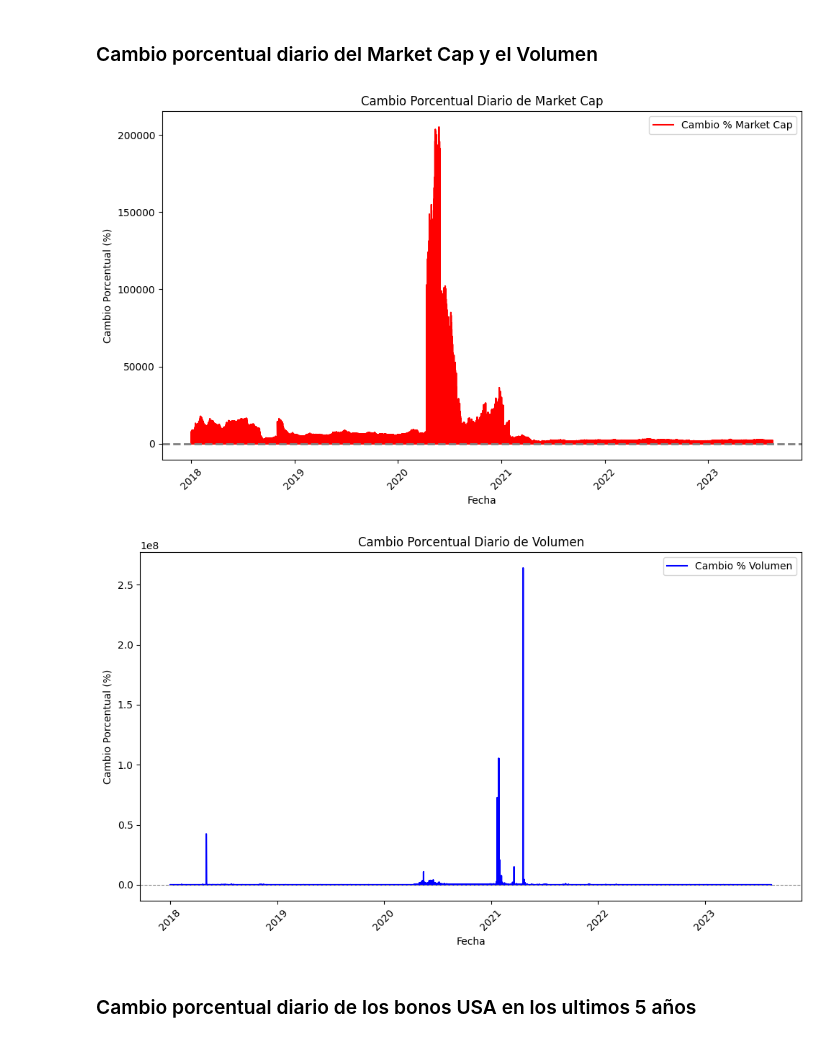
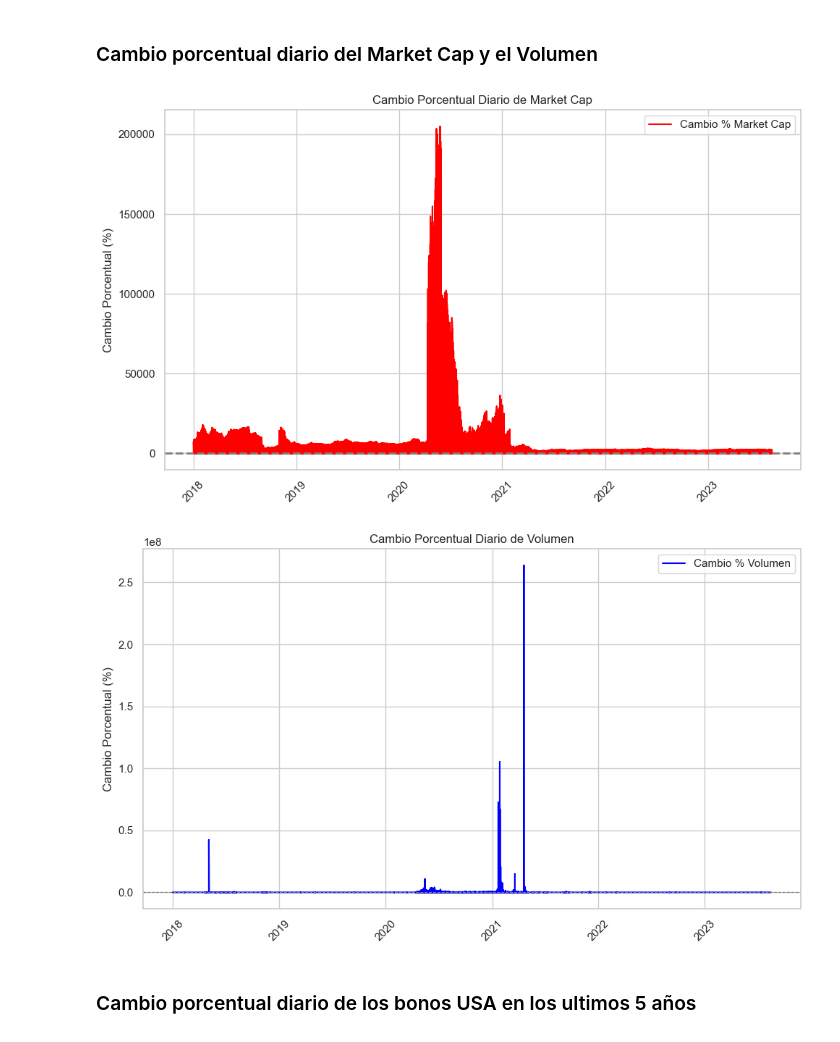
Before and after one commit to sabas4rc/PI_DA, a Jupyter notebook: Notebook/eda.ipynb, the cells around one changed output. Drawn from its saved outputs; the diff is of its cells as text; code cells hidden in the pictures.

```diff
--- a/Notebook/eda.ipynb
+++ b/Notebook/eda.ipynb
@@ -67,0 +319,9 @@ engine.dispose()
+# %%
+custom_palette = ['blue']
+sns.set(style="whitegrid", palette=custom_palette)
+plt.figure(figsize=(10, 6))
+sns.histplot(data=df_cripto, x='precio', bins=20, kde=True)
+plt.xlabel('Precio')
+plt.ylabel('Frecuencia')
+plt.title('Distribución de precios de criptomonedas')
+plt.show()
@@ -175,20 +539,20 @@ df_total = df_total.reset_index()
 # %%
 # Calcular el cambio porcentual diario del market_cap
 df_total['market_cap_change'] = df_total['total_marketcap'].pct_change() * 100
 
 # Plot del cambio porcentual diario del market_cap y el volumen
 plt.figure(figsize=(10, 6))
 plt.plot(df_total['fecha'], df_total['market_cap_change'], label='Cambio % Market Cap', color='red')
 plt.axhline(y=0, color='gray', linestyle='--', linewidth=2)
 plt.title('Cambio Porcentual Diario de Market Cap')
-plt.xlabel('Fecha')
+plt.xlabel('')
 plt.ylabel('Cambio Porcentual (%)')
 plt.legend()
 plt.xticks(rotation=45)
 plt.tight_layout()
 plt.show()
 # %% [output]
-[figure, old version]
+[figure, new version]
 # %%
 # Calcular el cambio porcentual diario del market_cap
 df_total['market__vol_change'] = df_total['total_volumen'].pct_change() * 100
@@ -198,14 +562,14 @@ plt.figure(figsize=(10, 6))
 plt.plot(df_total['fecha'], df_total['market__vol_change'], label='Cambio % Volumen', color='blue')
 plt.axhline(y=0, color='gray', linestyle='--', linewidth=0.8)
 plt.title('Cambio Porcentual Diario de Volumen')
-plt.xlabel('Fecha')
+plt.xlabel('')
 plt.ylabel('Cambio Porcentual (%)')
 plt.legend()
 plt.xticks(rotation=45)
 plt.tight_layout()
 plt.show()
 # %% [output]
-[figure, old version]
+[figure, new version]
 # %%
 #Convertir la columna 'fecha' en formato datetime en df_bonos_usa
 df_bonos_usa['fecha'] = pd.to_datetime(df_bonos_usa['fecha'])
```
Also changed, not shown: parts of 87 cells of this notebook, 2 other files.
